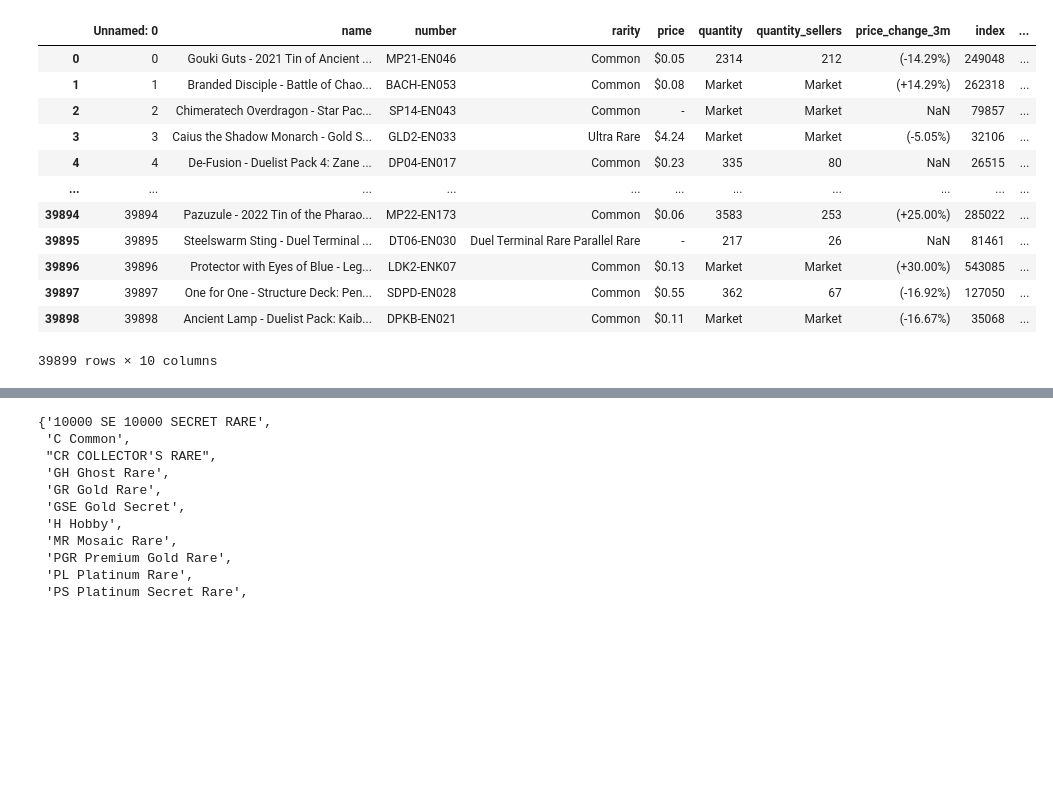
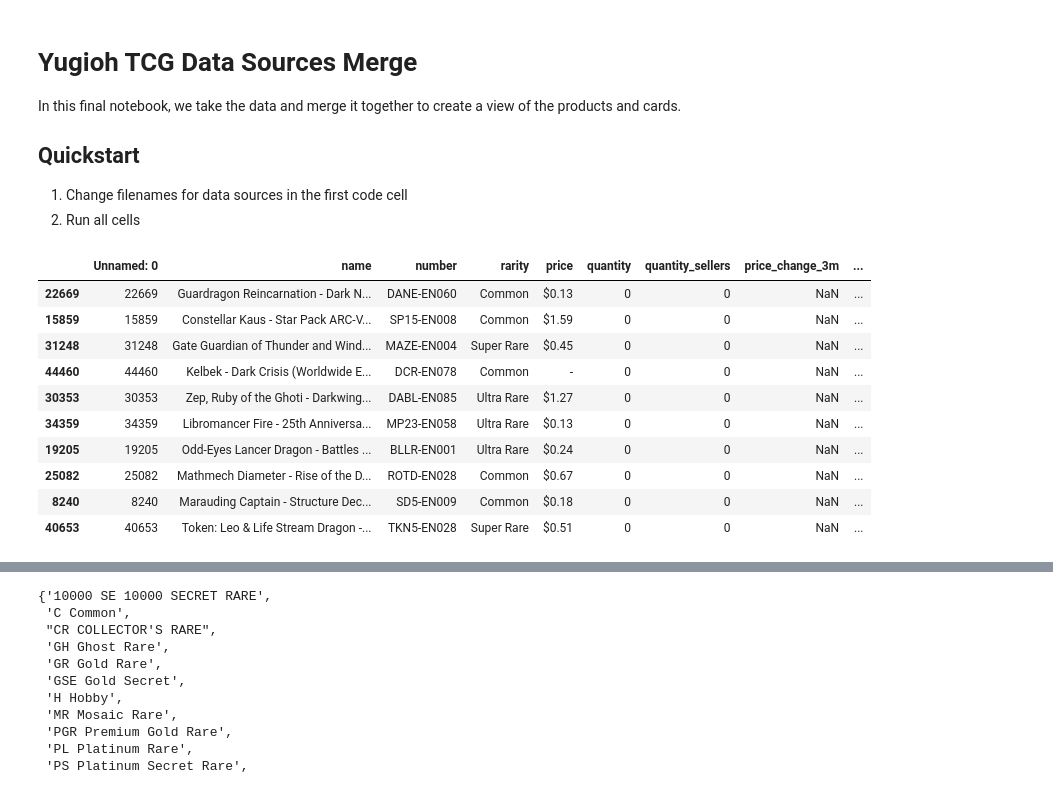
Before and after one commit to hammad93/yugioh-ccd, a Jupyter notebook: notebooks/yugioh-ccd-merge.ipynb, the cells around one changed output, grey strips where cells are left out. Drawn from its saved outputs; the diff is of its cells as text; code cells hidden in the pictures; blank space fills up the shorter version.

Commit message:
Updated notebooks from September update

```diff
--- a/notebooks/yugioh-ccd-merge.ipynb
+++ b/notebooks/yugioh-ccd-merge.ipynb
@@ -7,17 +1,32 @@ sales_df = pd.read_csv('ygo_sales_data_202408311524.csv')
+# %% [markdown]
+# Yugioh TCG Data Sources Merge
+In this final notebook, we take the data and merge it together to create a view of the products and cards.
+
+## Quickstart
+
+1. Change filenames for data sources in the first code cell
+2. Run all cells
+# %%
+# load in relevant files
+import pandas as pd
+import utils
+#import importlib
+#importlib.reload(utils)
+
+cards_df = pd.read_csv('yugioh-index-expand-2025SEP05-111811.csv') # from yugioh-index-expand.ipynb
+market_df = pd.read_csv('yugioh-tcgplayer-2025SEP05-185755.db.csv') # from yugioh-tcgplayer.ipynb
 # %%
-market_df
+market_df.sample(10)
 # %% [output]
-|  | Unnamed: 0 | name | number | rarity | price | quantity | quantity_sellers | price_change_3m | index | ... |
-| 0 | 0 | Gouki Guts - 2021 Tin of Ancient ... | MP21-EN046 | Common | $0.05 | 2314 | 212 | (-14.29%) | 249048 | ... |
-| 1 | 1 | Branded Disciple - Battle of Chao... | BACH-EN053 | Common | $0.08 | Market | Market | (+14.29%) | 262318 | ... |
-| 2 | 2 | Chimeratech Overdragon - Star Pac... | SP14-EN043 | Common | - | Market | Market | NaN | 79857 | ... |
-| 3 | 3 | Caius the Shadow Monarch - Gold S... | GLD2-EN033 | Ultra Rare | $4.24 | Market | Market | (-5.05%) | 32106 | ... |
-| 4 | 4 | De-Fusion - Duelist Pack 4: Zane ... | DP04-EN017 | Common | $0.23 | 335 | 80 | NaN | 26515 | ... |
-| ... | ... | ... | ... | ... | ... | ... | ... | ... | ... | ... |
-| 39894 | 39894 | Pazuzule - 2022 Tin of the Pharao... | MP22-EN173 | Common | $0.06 | 3583 | 253 | (+25.00%) | 285022 | ... |
-| 39895 | 39895 | Steelswarm Sting - Duel Terminal ... | DT06-EN030 | Duel Terminal Rare Parallel Rare | - | 217 | 26 | NaN | 81461 | ... |
-| 39896 | 39896 | Protector with Eyes of Blue - Leg... | LDK2-ENK07 | Common | $0.13 | Market | Market | (+30.00%) | 543085 | ... |
-| 39897 | 39897 | One for One - Structure Deck: Pen... | SDPD-EN028 | Common | $0.55 | 362 | 67 | (-16.92%) | 127050 | ... |
-| 39898 | 39898 | Ancient Lamp - Duelist Pack: Kaib... | DPKB-EN021 | Common | $0.11 | Market | Market | (-16.67%) | 35068 | ... |
+|  | Unnamed: 0 | name | number | rarity | price | quantity | quantity_sellers | price_change_3m | ... |
+| 22669 | 22669 | Guardragon Reincarnation - Dark N... | DANE-EN060 | Common | $0.13 | 0 | 0 | NaN | ... |
+| 15859 | 15859 | Constellar Kaus - Star Pack ARC-V... | SP15-EN008 | Common | $1.59 | 0 | 0 | NaN | ... |
+| 31248 | 31248 | Gate Guardian of Thunder and Wind... | MAZE-EN004 | Super Rare | $0.45 | 0 | 0 | NaN | ... |
+| 44460 | 44460 | Kelbek - Dark Crisis (Worldwide E... | DCR-EN078 | Common | - | 0 | 0 | NaN | ... |
+| 30353 | 30353 | Zep, Ruby of the Ghoti - Darkwing... | DABL-EN085 | Ultra Rare | $1.27 | 0 | 0 | NaN | ... |
+| 34359 | 34359 | Libromancer Fire - 25th Anniversa... | MP23-EN058 | Ultra Rare | $0.13 | 0 | 0 | NaN | ... |
+| 19205 | 19205 | Odd-Eyes Lancer Dragon - Battles ... | BLLR-EN001 | Ultra Rare | $0.24 | 0 | 0 | NaN | ... |
+| 25082 | 25082 | Mathmech Diameter - Rise of the D... | ROTD-EN028 | Common | $0.67 | 0 | 0 | NaN | ... |
+| 8240 | 8240 | Marauding Captain - Structure Dec... | SD5-EN009 | Common | $0.18 | 0 | 0 | NaN | ... |
+| 40653 | 40653 | Token: Leo & Life Stream Dragon -... | TKN5-EN028 | Super Rare | $0.51 | 0 | 0 | NaN | ... |
-39899 rows × 10 columns
 # %%
```
Also changed, not shown: parts of 19 cells of this notebook, 2 other files.
